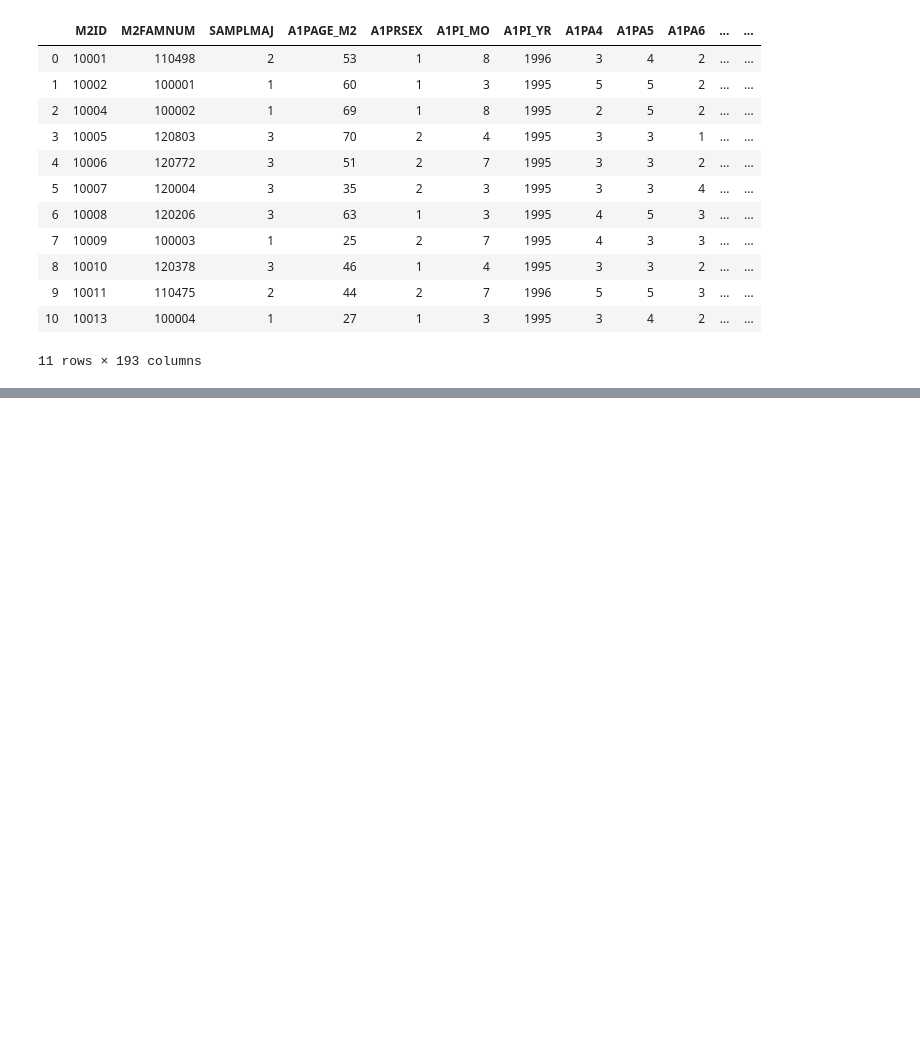
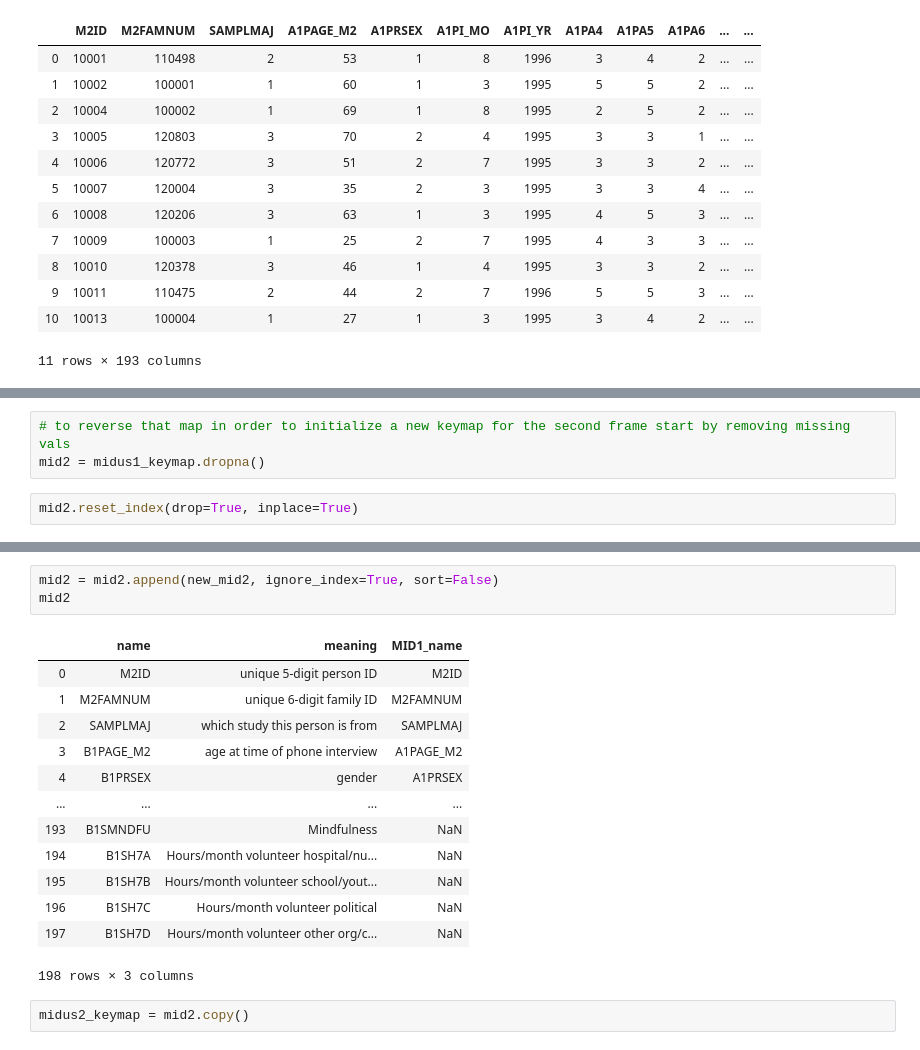
Before and after one commit to ebhtra/humanidata, a Jupyter notebook: DataFilter.ipynb, the cells around one changed output, grey strips where cells are left out. Saved outputs shown, nothing was run; the diff lists cells and outputs as text; blank space fills up the shorter version.

```diff
--- a/DataFilter.ipynb
+++ b/DataFilter.ipynb
@@ -221,0 +420,5 @@ df.head(11)
+# %%
+# to reverse that map in order to initialize a new keymap for the second frame start by removing missing vals
+mid2 = midus1_keymap.dropna()
+# %%
+mid2.reset_index(drop=True, inplace=True)
@@ -221,0 +456,19 @@ df.head(11)
+# %%
+mid2 = mid2.append(new_mid2, ignore_index=True, sort=False)
+mid2
+# %% [output]
+|  | name | meaning | MID1_name |
+| 0 | M2ID | unique 5-digit person ID | M2ID |
+| 1 | M2FAMNUM | unique 6-digit family ID | M2FAMNUM |
+| 2 | SAMPLMAJ | which study this person is from | SAMPLMAJ |
+| 3 | B1PAGE_M2 | age at time of phone interview | A1PAGE_M2 |
+| 4 | B1PRSEX | gender | A1PRSEX |
+| ... | ... | ... | ... |
+| 193 | B1SMNDFU | Mindfulness | NaN |
+| 194 | B1SH7A | Hours/month volunteer hospital/nu... | NaN |
+| 195 | B1SH7B | Hours/month volunteer school/yout... | NaN |
+| 196 | B1SH7C | Hours/month volunteer political | NaN |
+| 197 | B1SH7D | Hours/month volunteer other org/c... | NaN |
+198 rows × 3 columns
+# %%
+midus2_keymap = mid2.copy()
```
Also changed, not shown: parts of 33 cells of this notebook, 4 other files.
